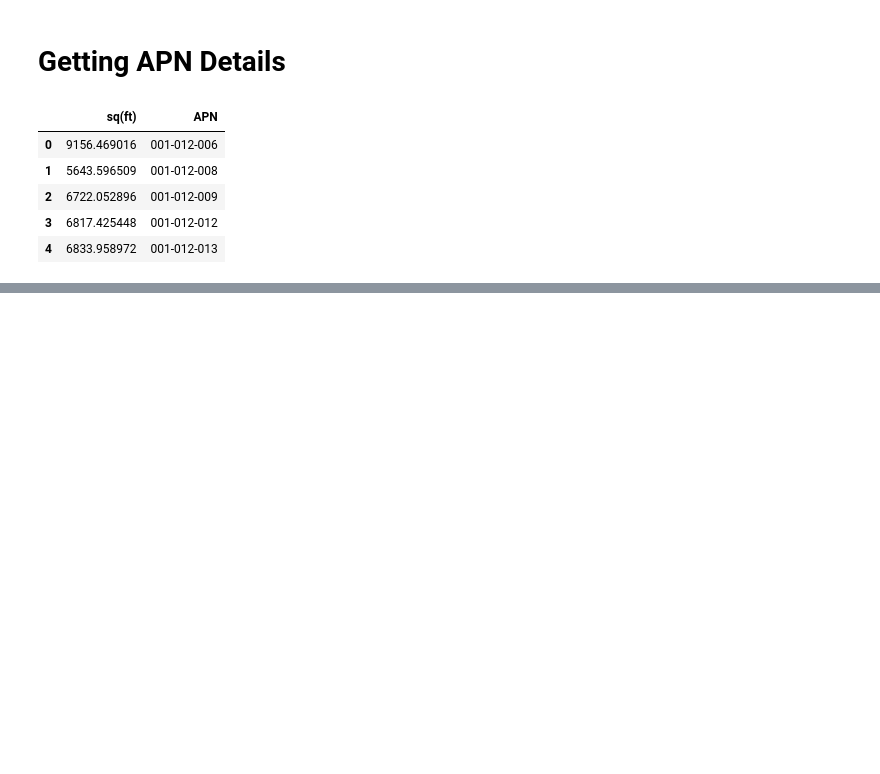
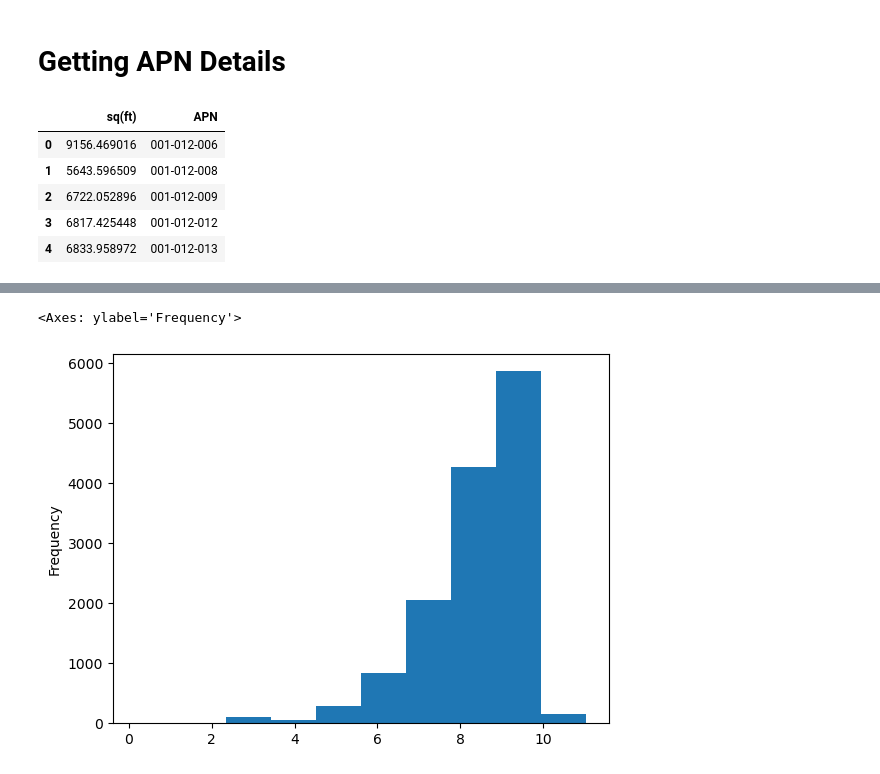
Before and after one commit to curtisjbradley/SLOCity-Business-License-Survival, a Jupyter notebook: preprocessing/preprocess_pt2.ipynb, the cells around one changed output, grey strips where cells are left out. Saved outputs shown, nothing was run; the diff lists cells and outputs as text; code cells hidden in the pictures; blank space fills up the shorter version.

Commit message:
Distances From Downtown

```diff
--- a/preprocessing/preprocess_pt2.ipynb
+++ b/preprocessing/preprocess_pt2.ipynb
@@ -154,0 +175,35 @@ Name: type, Length: 15333, dtype: bool
+# %%
+params = {
+    "where": "1=1",
+    "outFields": "*",
+    "returnGeometry": "true",
+    "f": "pjson",
+    "outSR": "4326",
+}
+
+query = get('https://mapsa.slocity.org/hosting/rest/services/sloGISlayers/gisLandManagementWM/MapServer/25/query',
+                           params=params)
+
+downtown_association = query.json()['features'][0]['geometry']['rings'][0]
+downtown_association = Polygon(downtown_association)
+
+
+
+pts = gpd.GeoDataFrame(
+    license_data.copy(),
+    geometry=gpd.points_from_xy(license_data["long"], license_data["lat"]),
+    crs="EPSG:4326"
+)
+
+
+poly_gdf = gpd.GeoDataFrame(geometry=[downtown_association],crs="EPSG:4326")
+
+
+pts_f  = pts.to_crs("EPSG:2229")
+poly_f = poly_gdf.to_crs("EPSG:2229")
+license_data['ft to downtown'] = pts_f.geometry.distance(poly_f.geometry.iloc[0])
+# %%
+license_data['ft to downtown'].apply(np.log).fillna(0).where(lambda x: x != -np.inf).dropna().plot.hist()
+# %% [output]
+<Axes: ylabel='Frequency'>
+[figure, added]
```
Also changed, not shown: parts of 6 cells of this notebook, 1 other file.
